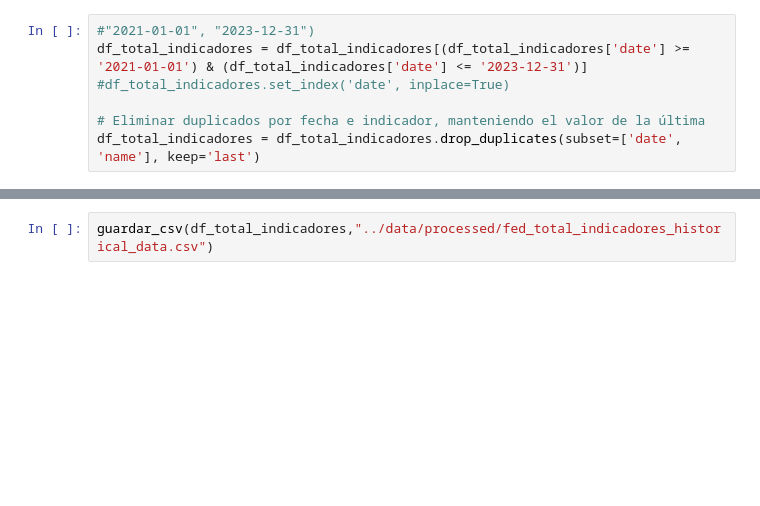
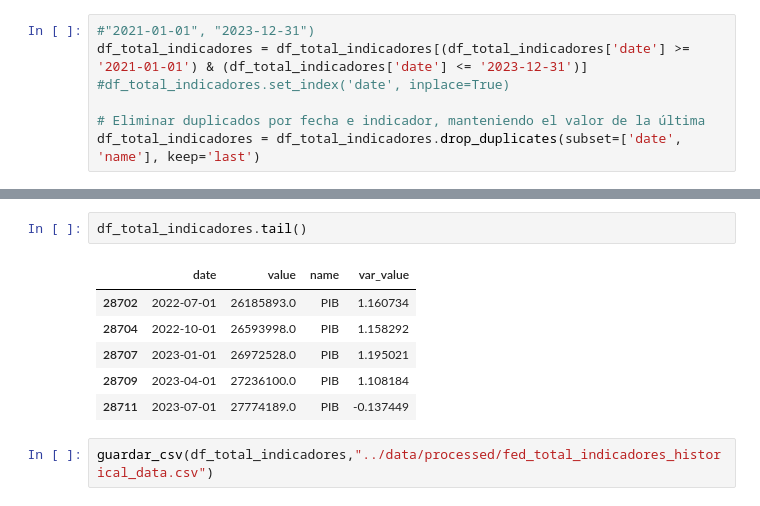
Before and after one commit to 4GeeksAcademy/proyecto_DataScience_DMS, a Jupyter notebook: src/explore copy.ipynb, the cells around one changed output, grey strips where cells are left out. Drawn from its saved outputs; the diff is of its cells as text; blank space fills up the shorter version.

```diff
--- a/src/explore copy.ipynb
+++ b/src/explore copy.ipynb
@@ -404,2 +407,11 @@ memory usage: 37.7+ KB
+# %%
+df_total_indicadores.tail()
+# %% [output]
+|  | date | value | name | var_value |
+| 28702 | 2022-07-01 | 26185893.0 | PIB | 1.160734 |
+| 28704 | 2022-10-01 | 26593998.0 | PIB | 1.158292 |
+| 28707 | 2023-01-01 | 26972528.0 | PIB | 1.195021 |
+| 28709 | 2023-04-01 | 27236100.0 | PIB | 1.108184 |
+| 28711 | 2023-07-01 | 27774189.0 | PIB | -0.137449 |
 # %%
 guardar_csv(df_total_indicadores,"../data/processed/fed_total_indicadores_historical_data.csv")
```
Also changed, not shown: parts of 9 cells of this notebook, 4 other files.
